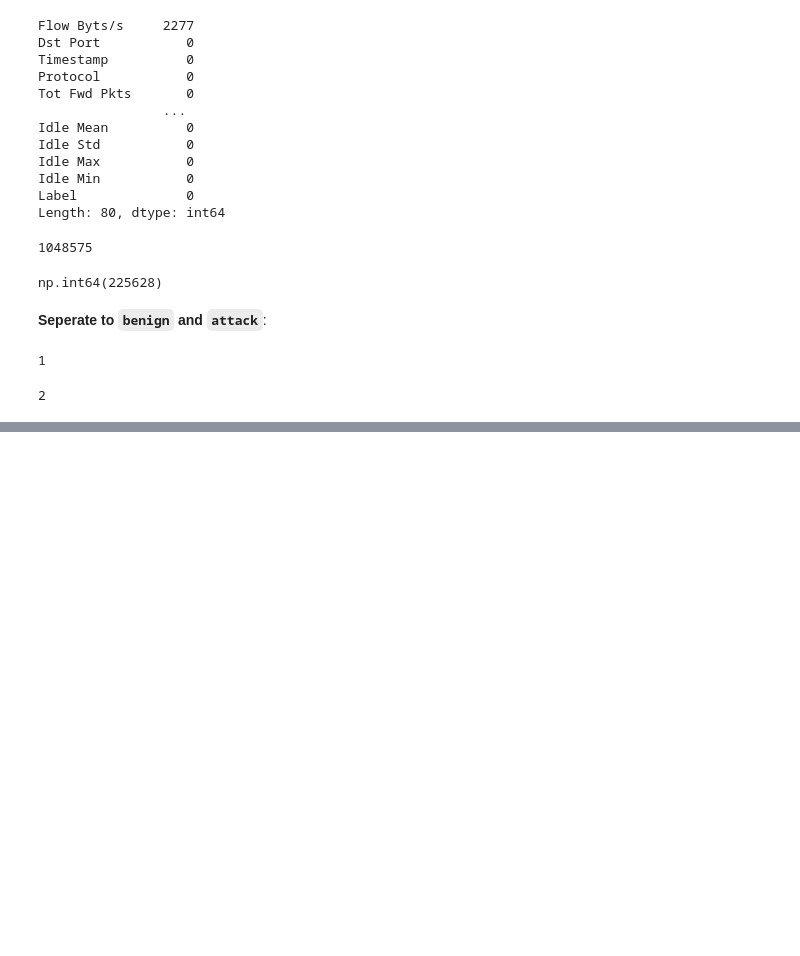
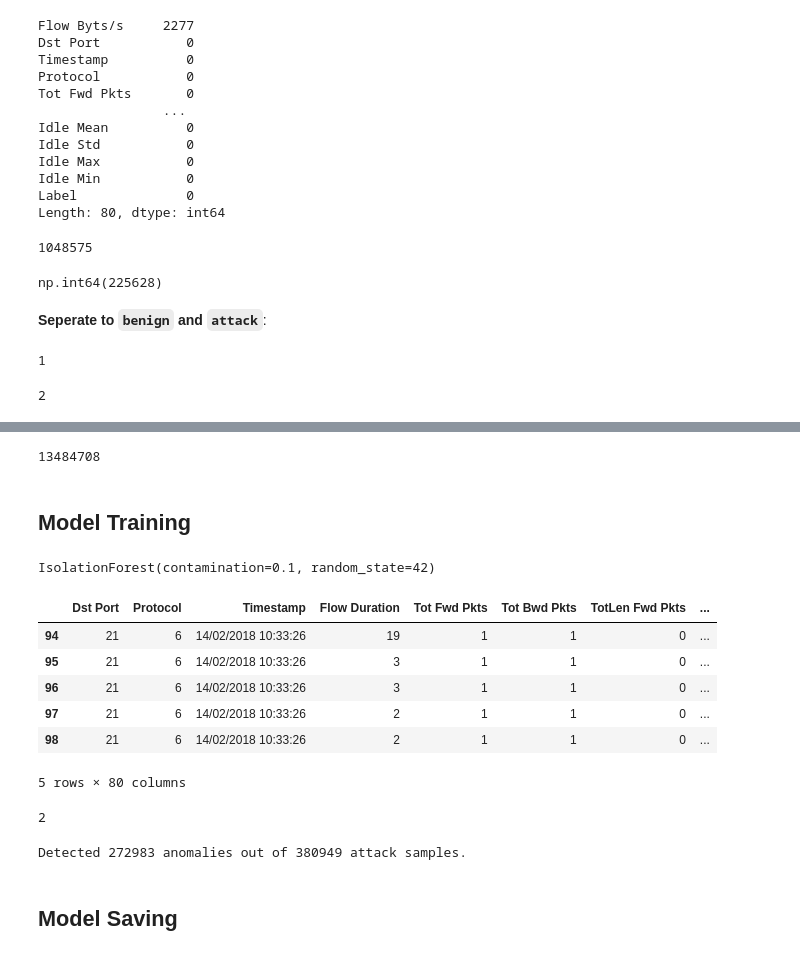
Before and after one commit to otuemre/RealTimeNIDS, a Jupyter notebook: notebooks/01_training.ipynb, the cells around one changed output, grey strips where cells are left out. Saved outputs shown, nothing was run; the diff lists cells and outputs as text; code cells hidden in the pictures; blank space fills up the shorter version.

Commit message:
Fit the IsolationForest on CIC-IDS dataset

```diff
--- a/notebooks/01_training.ipynb
+++ b/notebooks/01_training.ipynb
@@ -116,0 +201,28 @@ df_attack['Label'].nunique()
+# %%
+len(final_df)
+# %% [output]
+13484708
+# %% [markdown]
+## Model Training
+# %%
+model = IsolationForest(contamination=0.1, random_state=42)
+model.fit(final_df)
+# %% [output]
+IsolationForest(contamination=0.1, random_state=42)
+# %%
+df = pd.read_csv('../dataset/02-14-2018.csv')
+df_attack = df[df['Label'].str.strip().str.lower() != 'benign'].copy()
+# %%
+df_attack.head()
+# %% [output]
+|  | Dst Port | Protocol | Timestamp | Flow Duration | Tot Fwd Pkts | Tot Bwd Pkts | TotLen Fwd Pkts | ... |
+| 94 | 21 | 6 | 14/02/2018 10:33:26 | 19 | 1 | 1 | 0 | ... |
+| 95 | 21 | 6 | 14/02/2018 10:33:26 | 3 | 1 | 1 | 0 | ... |
+| 96 | 21 | 6 | 14/02/2018 10:33:26 | 3 | 1 | 1 | 0 | ... |
+| 97 | 21 | 6 | 14/02/2018 10:33:26 | 2 | 1 | 1 | 0 | ... |
+| 98 | 21 | 6 | 14/02/2018 10:33:26 | 2 | 1 | 1 | 0 | ... |
+5 rows × 80 columns
+# %%
+df_attack['Label'].nunique()
+# %% [output]
+2
@@ -116,0 +233,7 @@ df_attack['Label'].nunique()
+# %%
+anomalies = np.sum(preds == -1)
+print(f'Detected {anomalies} anomalies out of {len(preds)} attack samples.')
+# %% [output]
+Detected 272983 anomalies out of 380949 attack samples.
+# %% [markdown]
+## Model Saving
```
Also changed, not shown: parts of 10 cells of this notebook, 1 other file.
